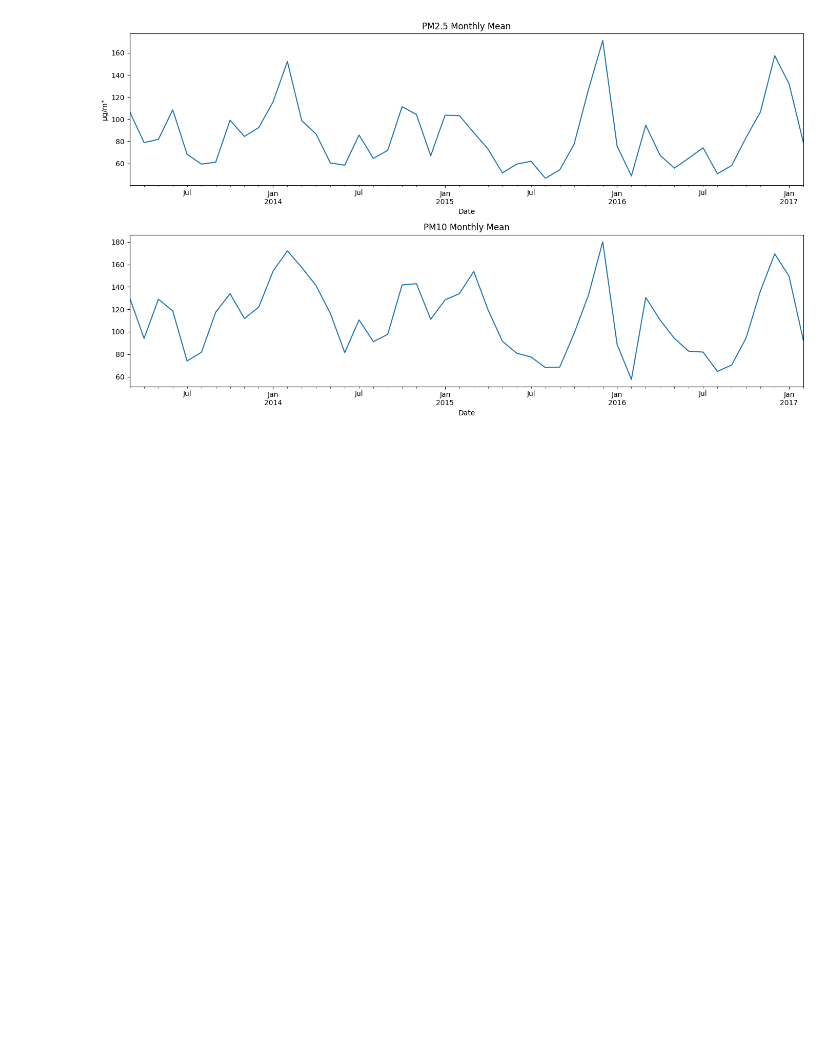
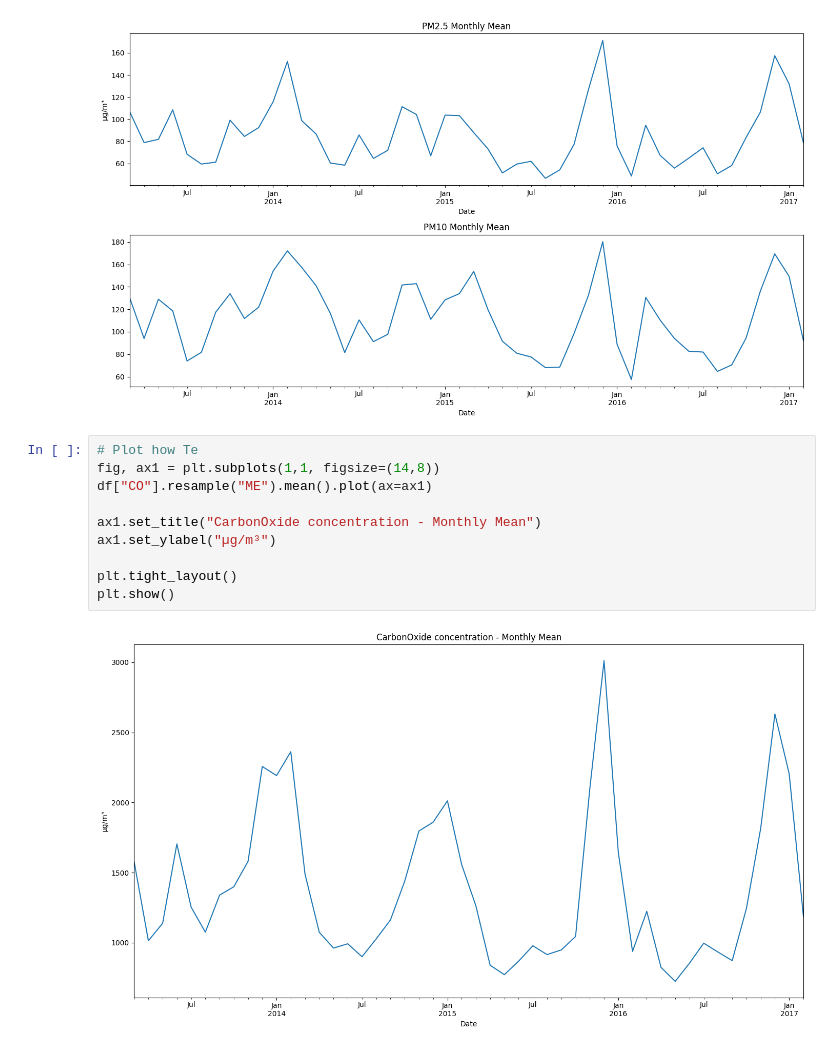
Before and after one commit to jancewicz/PJATK---Artificial-Intelligence-Postgraduate-Studies-, a Jupyter notebook: keras/pawel_jancewicz_pr8_2026/air_polution/air_polution.ipynb, the cells around one changed output. Drawn from its saved outputs; the diff is of its cells as text; blank space fills up the shorter version.

```diff
--- a/keras/pawel_jancewicz_pr8_2026/air_polution/air_polution.ipynb
+++ b/keras/pawel_jancewicz_pr8_2026/air_polution/air_polution.ipynb
@@ -77,3 +82,15 @@ plt.tight_layout()
 plt.show()
 # %% [output]
 [figure]
+# %%
+# Plot how Te
+fig, ax1 = plt.subplots(1,1, figsize=(14,8))
+df["CO"].resample("ME").mean().plot(ax=ax1)
+
+ax1.set_title("CarbonOxide concentration - Monthly Mean")
+ax1.set_ylabel("µg/m³")
+
+plt.tight_layout()
+plt.show()
+# %% [output]
+[figure, added]
```
Also changed, not shown: parts of 12 cells of this notebook.
